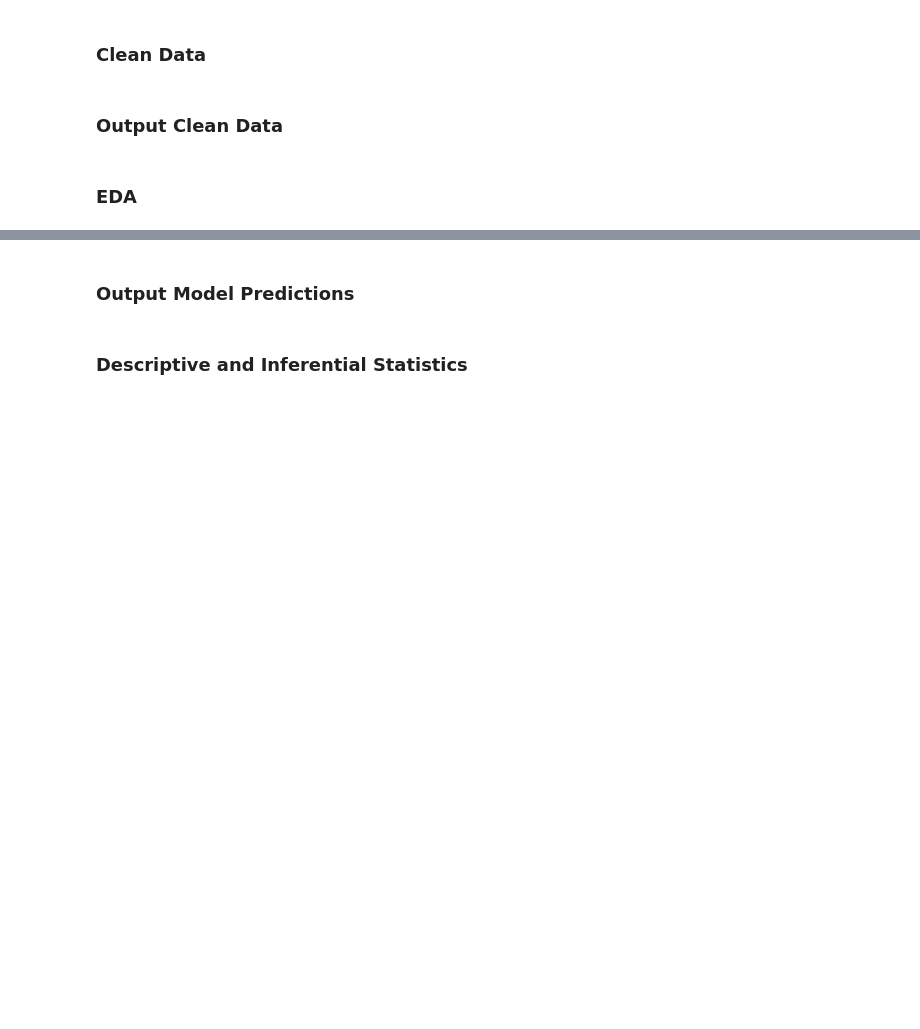
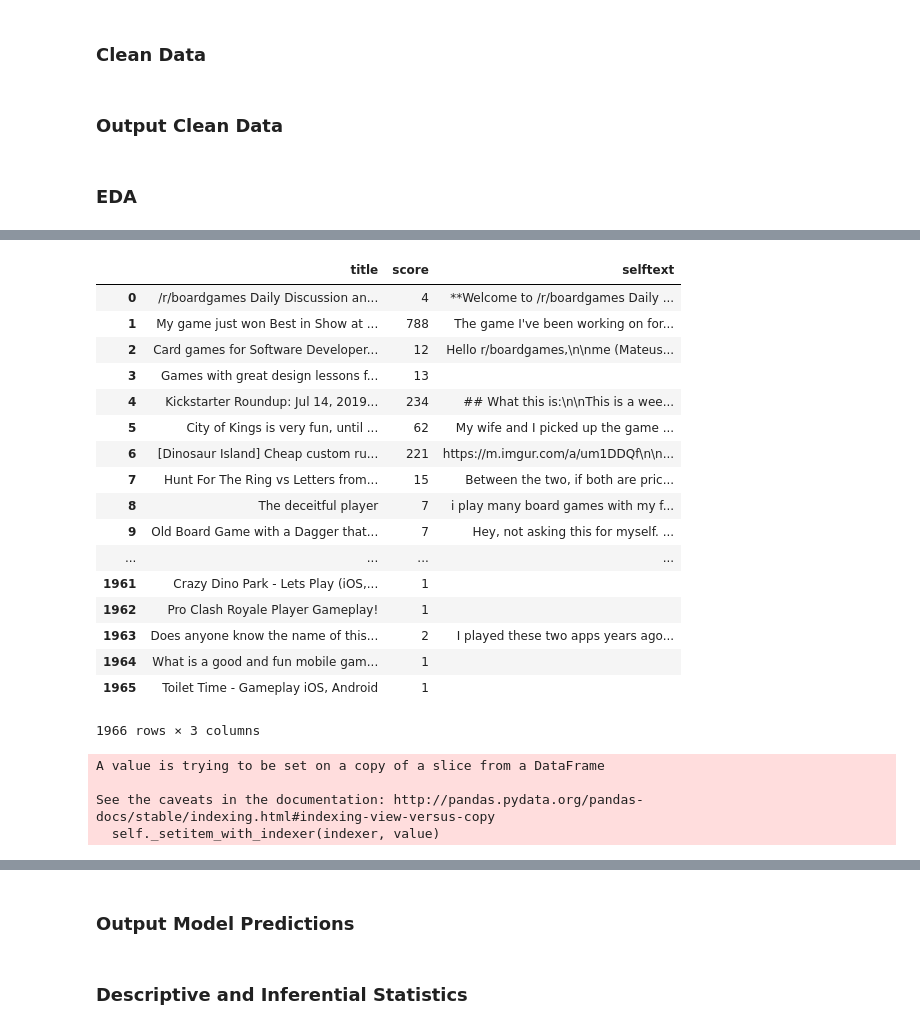
Before and after one commit to cheekeet86/project_3, a Jupyter notebook: code/project_3.ipynb, the cells around one changed output, grey strips where cells are left out. Drawn from its saved outputs; the diff is of its cells as text; code cells hidden in the pictures; blank space fills up the shorter version.

```diff
--- a/code/project_3.ipynb
+++ b/code/project_3.ipynb
@@ -228,0 +216,7 @@ if scape_data == False:
+# %%
+# load json data from files (saved previously in input folder)
+
+if scape_data == False:
+
+    posts_a = read_json_files(subreddits[0])
+    posts_b = read_json_files(subreddits[1])
@@ -256,20 +277,36 @@ for p in posts:
 # %%
-#cols = list(posts[0]['data'].keys())
+# create empty df
+
+#cols = list(posts_a[0]['data'].keys())
 cols = ['title','score','selftext']
 
 df = pd.DataFrame(columns=cols)
+df_a = pd.DataFrame(columns=cols)
+df_b = pd.DataFrame(columns=cols)
 # %%
-# convert json_data -> df
+# convert posts -> df
 
-for idx,p in enumerate(posts):
+for idx,p in enumerate(posts_a):
 
     p_keys = p['data'].keys()
 
     for col in cols:
 
         if col in p_keys:
-            df.at[idx,col] = p['data'][col]
+            df_a.at[idx,col] = p['data'][col]
         else:
-            df.at[idx,col] = np.nan
+            df_a.at[idx,col] = np.nan
             print(idx,col,'nan')
+
+for idx,p in enumerate(posts_b):
+
+    p_keys = p['data'].keys()
+
+    for col in cols:
+
+        if col in p_keys:
+            df_b.at[idx,col] = p['data'][col]
+        else:
+            df_b.at[idx,col] = np.nan
+            print(idx,col,'nan')
 # %%
@@ -405,0 +465,36 @@ df.to_csv(mid_path + 'df.csv')
+# %%
+# create df by appending df_a and df_b
+
+df = df.append(df_a)
+df = df.append(df_b)
+
+df.reset_index(drop=True)
+# %% [output]
+|  | title | score | selftext |
+| 0 | /r/boardgames Daily Discussion an... | 4 | **Welcome to /r/boardgames Daily ... |
+| 1 | My game just won Best in Show at ... | 788 | The game I've been working on for... |
+| 2 | Card games for Software Developer... | 12 | Hello r/boardgames,\n\nme (Mateus... |
+| 3 | Games with great design lessons f... | 13 |  |
+| 4 | Kickstarter Roundup: Jul 14, 2019... | 234 | ## What this is:\n\nThis is a wee... |
+| 5 | City of Kings is very fun, until ... | 62 | My wife and I picked up the game ... |
+| 6 | [Dinosaur Island] Cheap custom ru... | 221 | https://m.imgur.com/a/um1DDQf\n\n... |
+| 7 | Hunt For The Ring vs Letters from... | 15 | Between the two, if both are pric... |
+| 8 | The deceitful player | 7 | i play many board games with my f... |
+| 9 | Old Board Game with a Dagger that... | 7 | Hey, not asking this for myself. ... |
+| ... | ... | ... | ... |
+| 1961 | Crazy Dino Park - Lets Play (iOS,... | 1 |  |
+| 1962 | Pro Clash Royale Player Gameplay! | 1 |  |
+| 1963 | Does anyone know the name of this... | 2 | I played these two apps years ago... |
+| 1964 | What is a good and fun mobile gam... | 1 |  |
+| 1965 | Toilet Time - Gameplay iOS, Android | 1 |  |
+1966 rows × 3 columns
+# %%
+# create target (use one hot encoding)
+
+df['is_a'] = 0
+df['is_a'].iloc[0:len(df_a)] = 1
+# %% [output]
+A value is trying to be set on a copy of a slice from a DataFrame
+
+See the caveats in the documentation: http://pandas.pydata.org/pandas-docs/stable/indexing.html#indexing-view-versus-copy
+  self._setitem_with_indexer(indexer, value)
```
Also changed, not shown: parts of 39 cells of this notebook, 42 other files.
